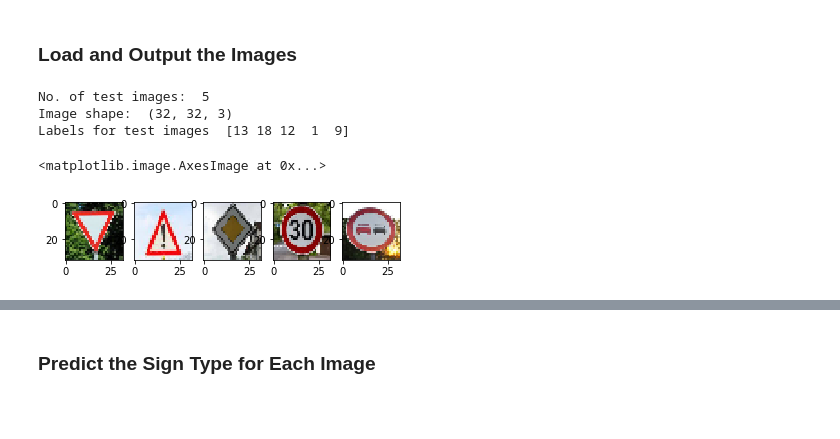
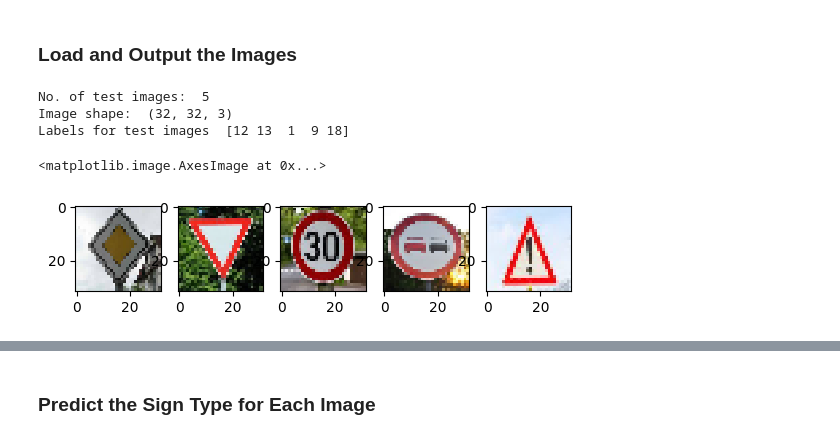
Before and after one commit to sidharth2189/CarND-Traffic-Sign-Classifier-Project, a Jupyter notebook: Traffic_Sign_Classifier.ipynb, the cells around one changed output, grey strips where cells are left out. Saved outputs shown, nothing was run; the diff lists cells and outputs as text; code cells hidden in the pictures; blank space fills up the shorter version.

```diff
--- a/Traffic_Sign_Classifier.ipynb
+++ b/Traffic_Sign_Classifier.ipynb
@@ -540,41 +544,42 @@ import cv2
 import matplotlib.pyplot as plt
 import numpy as np
 import glob
+import tensorflow as tf
 
 def load_images(folder):
     image_list = []
     for images in glob.glob(folder):
         image = cv2.imread(images)
         image = cv2.cvtColor(image, cv2.COLOR_BGR2RGB)
         image = cv2.resize(image,(32,32))
         image_list.append(image)
     return image_list
 
 folder = "Traffic_Signs/image*.jpg"
 new_images = load_images(folder)
 new_images_list = np.array(new_images)
-new_labels = np.array([13, 18, 12, 1, 9])
+new_labels = np.array([12, 13, 1, 9, 18])
 
 print("No. of test images: ",len(new_images_list))
 print("Image shape: ",new_images_list[0].shape)
 print("Labels for test images ",new_labels)
 
 plt.subplot(1,5,1)
 plt.imshow(new_images[0])
 plt.subplot(1,5,2)
 plt.imshow(new_images[1])
 plt.subplot(1,5,3)
 plt.imshow(new_images[2])
 plt.subplot(1,5,4)
 plt.imshow(new_images[3])
 plt.subplot(1,5,5)
 plt.imshow(new_images[4])
 # %% [output]
 No. of test images:  5
 Image shape:  (32, 32, 3)
-Labels for test images  [13 18 12  1  9]
+Labels for test images  [12 13  1  9 18]
 <matplotlib.image.AxesImage at 0x...>
-[figure, old version]
+[figure, new version]
 # %%
 new_images_normalized = normalize_grayscale(new_images_list)
 print(new_images_normalized.shape)
```
Also changed, not shown: parts of 12 cells of this notebook.
